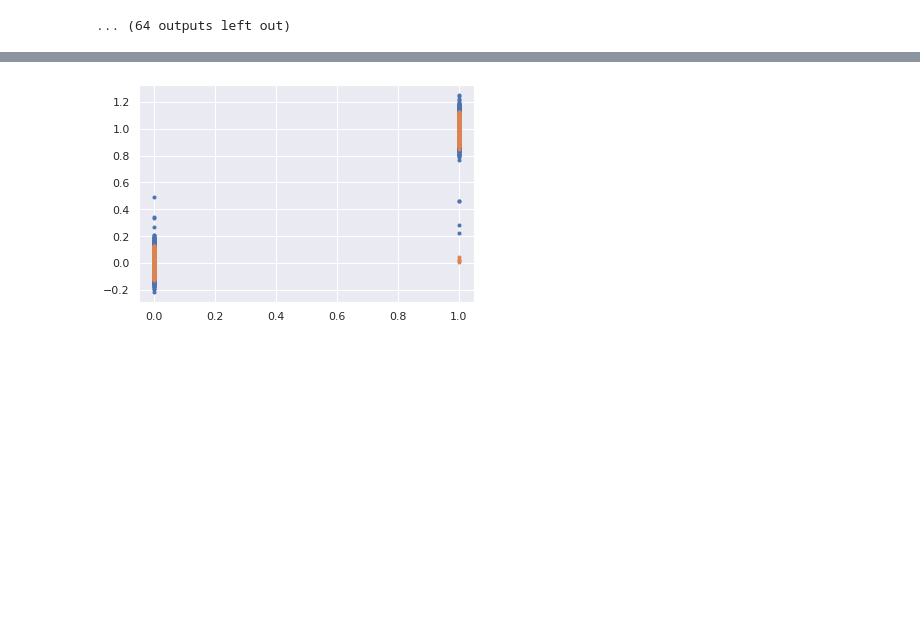
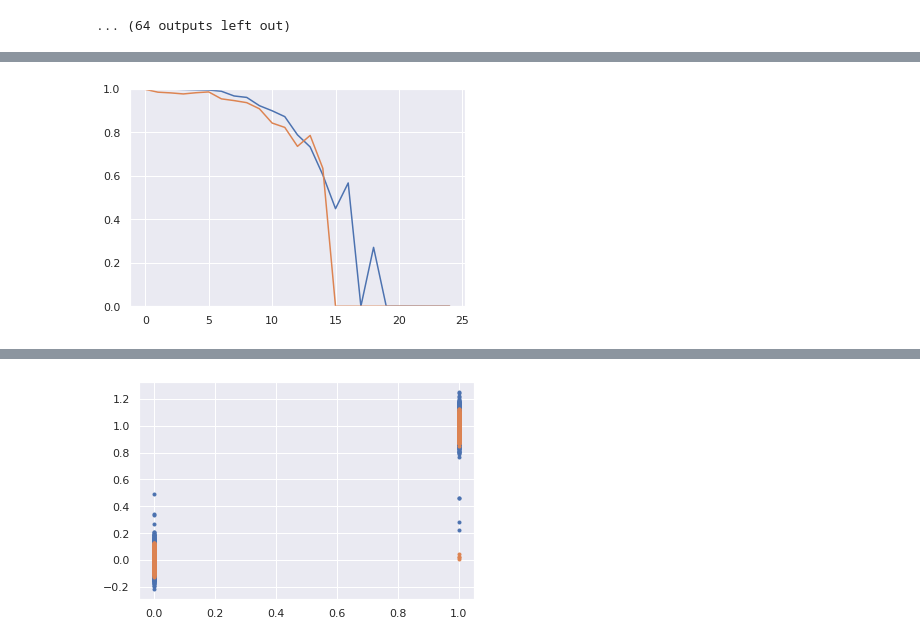
Before and after one commit to FabianSchubert/DrivenRandNetworkCriticality, a Jupyter notebook: code/RFOL_vs_RTRL.ipynb, the cells around one changed output, grey strips where cells are left out. Cells and saved outputs as stored; diff of their text form; code cells hidden in the pictures; blank space fills up the shorter version.

```diff
--- a/code/RFOL_vs_RTRL.ipynb
+++ b/code/RFOL_vs_RTRL.ipynb
@@ -396,0 +467,15 @@ plt.show()
+# %%
+'''
+np.save("MC.np",MC)
+np.save("MC_local.np",MC_local)
+'''
+
+MC = np.load("MC.np.npy")
+MC_local = np.load("MC_local.np.npy")
+
+plt.plot(tau_delay,MC)
+plt.plot(tau_delay,MC_local)
+plt.ylim([0.,1.])
+plt.show()
+# %% [output]
+[figure, added]
```
Also changed, not shown: parts of 27 cells of this notebook, 35 other files.
